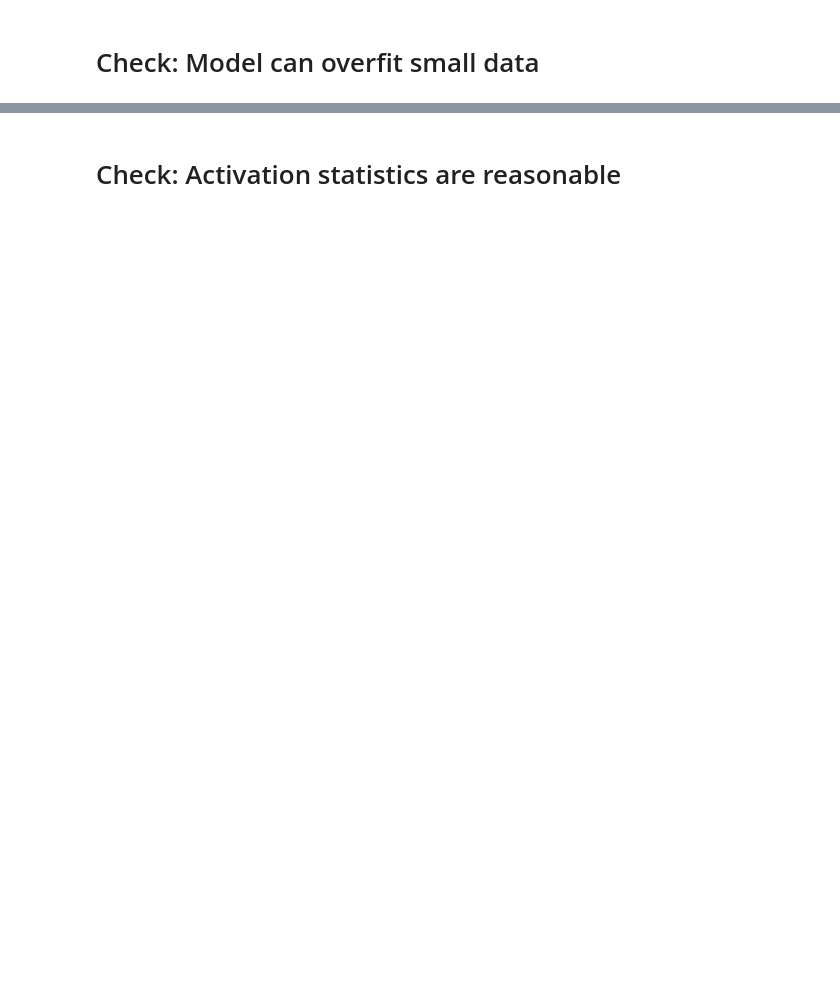
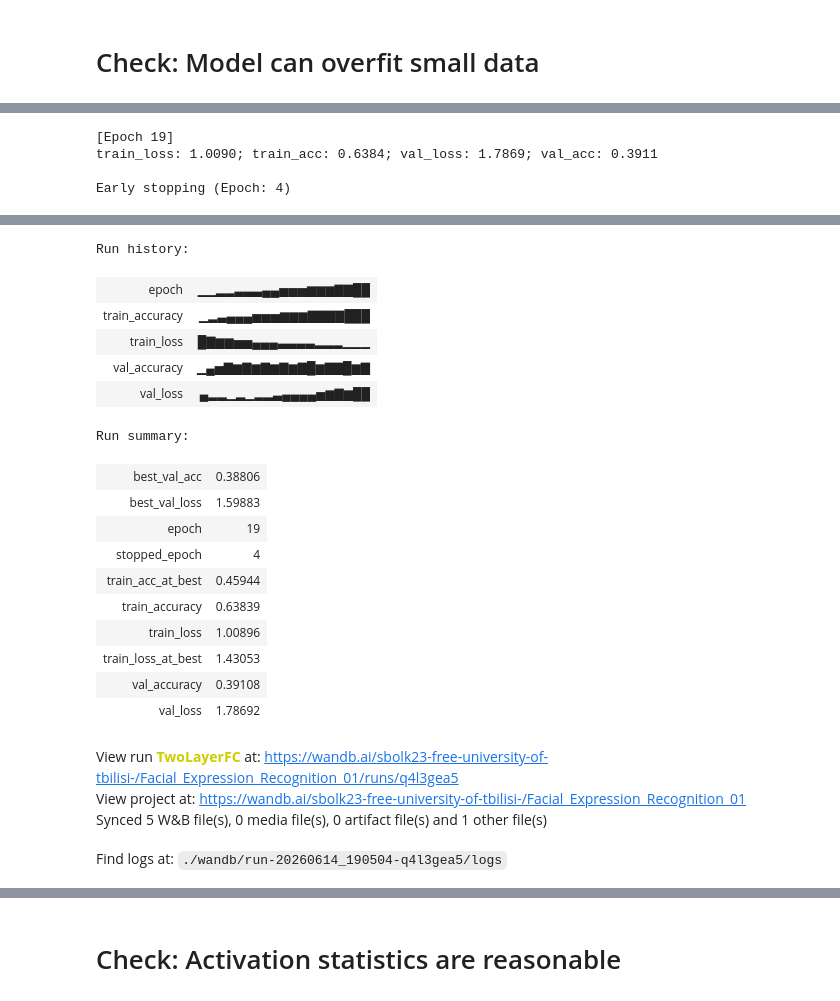
Before and after one commit to SandroBolkvadze/Facial-Expression-Recognition-Kaggle-Competition, a Jupyter notebook: facial-expression-recognition-01.ipynb, the cells around one changed output, grey strips where cells are left out. Saved outputs shown, nothing was run; the diff lists cells and outputs as text; code cells hidden in the pictures; blank space fills up the shorter version.

```diff
--- a/facial-expression-recognition-01.ipynb
+++ b/facial-expression-recognition-01.ipynb
@@ -403,0 +416,20 @@ train_loss: 0.8018; train_acc: 0.9688; val_acc: 0.9688
+# %%
+config={
+    'epochs': 250,
+    'learning_rate': 1e-3,
+    'batch_size': 64,
+    'architecture': 'TwoLayerFC',
+    'input_size': 48*48,
+    'hidden_size': 64,
+    'output_size': 7,
+    'optimizer': 'Adam',
+    'loss_function': 'CrossEntropyLoss',
+    'patience': 15,
+    'min_delta': 0,
+}
+
+run = wandb.init(
+    project='Facial_Expression_Recognition_01',
+    name="TwoLayerFC",
+    config=config
+)
@@ -403,0 +443,25 @@ train_loss: 0.8018; train_acc: 0.9688; val_acc: 0.9688
+# %%
+# Create Train and Validation DataLoaders
+train_loader = DataLoader(train_dataset,  batch_size=config['batch_size'], shuffle=True)
+val_loader   = DataLoader(val_dataset,    batch_size=config['batch_size'], shuffle=False)
+
+# Create model, criterion, optimizer
+model     = TwoLayerFC(config['input_size'], config['hidden_size'], config['output_size']).to(device)
+criterion = nn.CrossEntropyLoss()
+optimizer = Adam(model.parameters(), lr=config['learning_rate'])
+
+early_stopper = EarlyStopper(patience=config['patience'], min_delta=config['min_delta'])
+
+# Init wandb
+wandb.watch(model, log='all')
+
+# Train model
+history = train(train_loader, val_loader, model, criterion, optimizer, epochs=config['epochs'], early_stopper=early_stopper, use_wandb=True)
+
+# Save model
+torch.save(model.state_dict(), 'Facial_Expression_Recognition_01_TwoLayerFC.pth')
+wandb.save('Facial_Expression_Recognition_01_TwoLayerFC.pth')
+
+# Finish wandb
+wandb.finish()
+# %% [output]
@@ -403,0 +486,4 @@ train_loss: 0.8018; train_acc: 0.9688; val_acc: 0.9688
+[Epoch 19]
+train_loss: 1.0090; train_acc: 0.6384; val_loss: 1.7869; val_acc: 0.3911
+
+Early stopping (Epoch: 4)
@@ -403,0 +491,21 @@ train_loss: 0.8018; train_acc: 0.9688; val_acc: 0.9688
+Run history:
+| epoch | ▁▁▂▂▃▃▃▄▄▅▅▅▆▆▆▇▇██ |
+| train_accuracy | ▁▂▃▄▄▄▅▅▅▆▆▆▇▇▇▇███ |
+| train_loss | █▇▆▆▅▅▄▄▄▃▃▃▃▂▂▂▁▁▁ |
+| val_accuracy | ▁▄▅▇▆▇▆▇▆▇▆▇█▆▇▇█▆▇ |
+| val_loss | ▄▂▂▁▂▁▂▂▃▄▄▄▄▅▆▇▆██ |
+Run summary:
+| best_val_acc | 0.38806 |
+| best_val_loss | 1.59883 |
+| epoch | 19 |
+| stopped_epoch | 4 |
+| train_acc_at_best | 0.45944 |
+| train_accuracy | 0.63839 |
+| train_loss | 1.00896 |
+| train_loss_at_best | 1.43053 |
+| val_accuracy | 0.39108 |
+| val_loss | 1.78692 |
+View run TwoLayerFC at: https://wandb.ai/sbolk23-free-university-of-tbilisi-/Facial_Expression_Recognition_01/runs/q4l3gea5
+View project at: https://wandb.ai/sbolk23-free-university-of-tbilisi-/Facial_Expression_Recognition_01
+Synced 5 W&B file(s), 0 media file(s), 0 artifact file(s) and 1 other file(s)
+Find logs at: ./wandb/run-20260614_190504-q4l3gea5/logs
```
Also changed, not shown: parts of 18 cells of this notebook.
